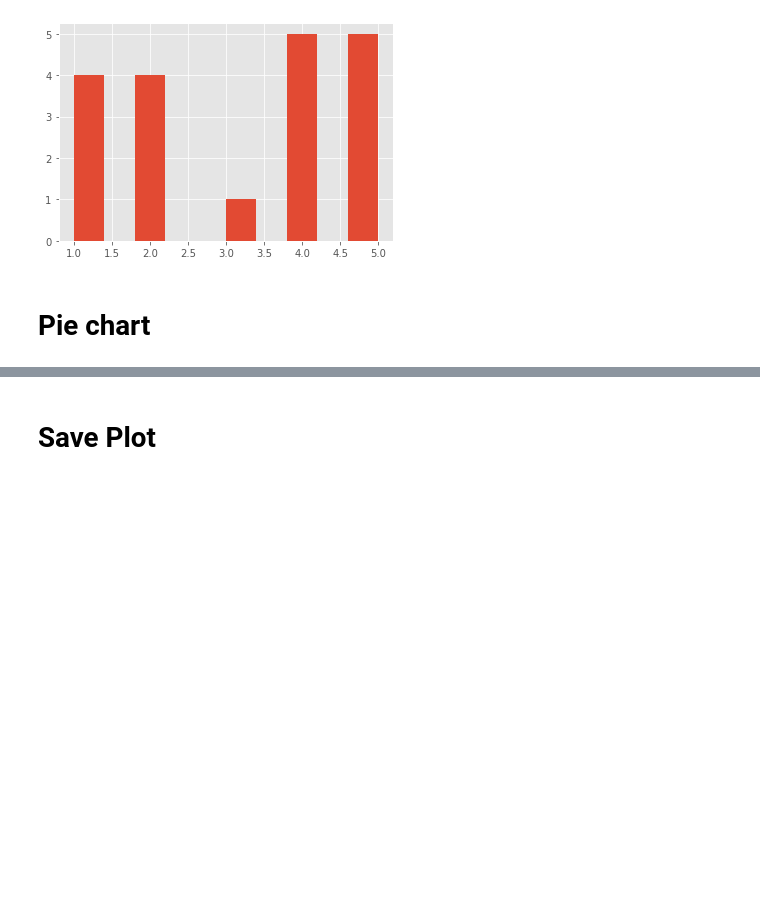
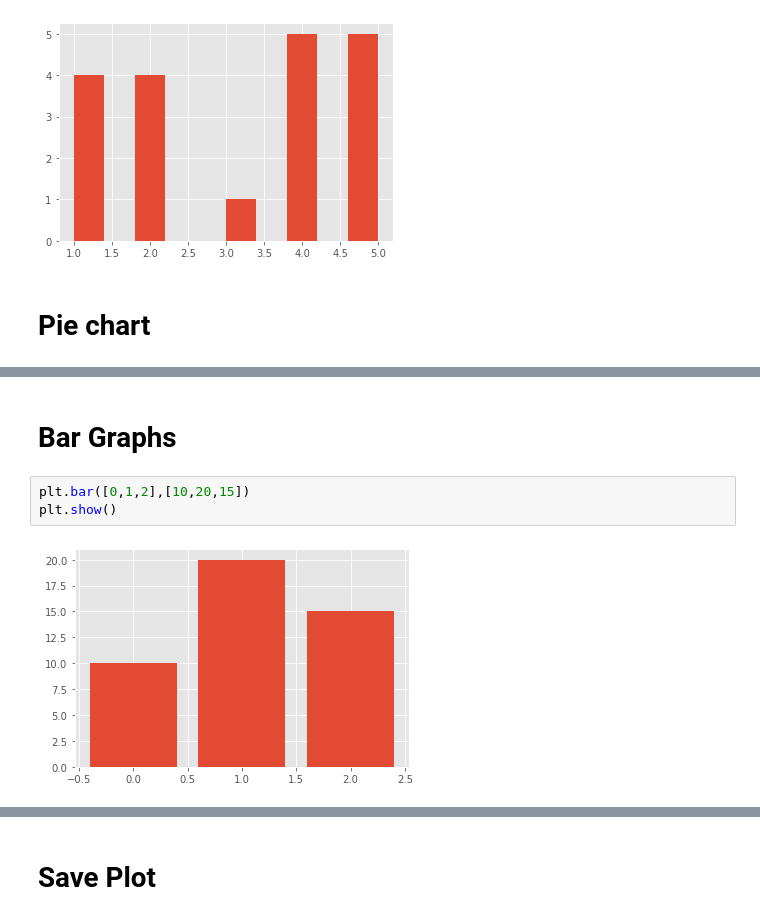
Before and after one commit to ksalokya/Matplotlib, a Jupyter notebook: Matplotlib.ipynb, the cells around one changed output, grey strips where cells are left out. Cells and saved outputs as stored; diff of their text form; blank space fills up the shorter version.

```diff
--- a/Matplotlib.ipynb
+++ b/Matplotlib.ipynb
@@ -124,0 +125,7 @@ plt.show()
+# %% [markdown]
+# Bar Graphs
+# %%
+plt.bar([0,1,2],[10,20,15])
+plt.show()
+# %% [output]
+[figure, added]
```
Also changed, not shown: parts of 2 cells of this notebook.
